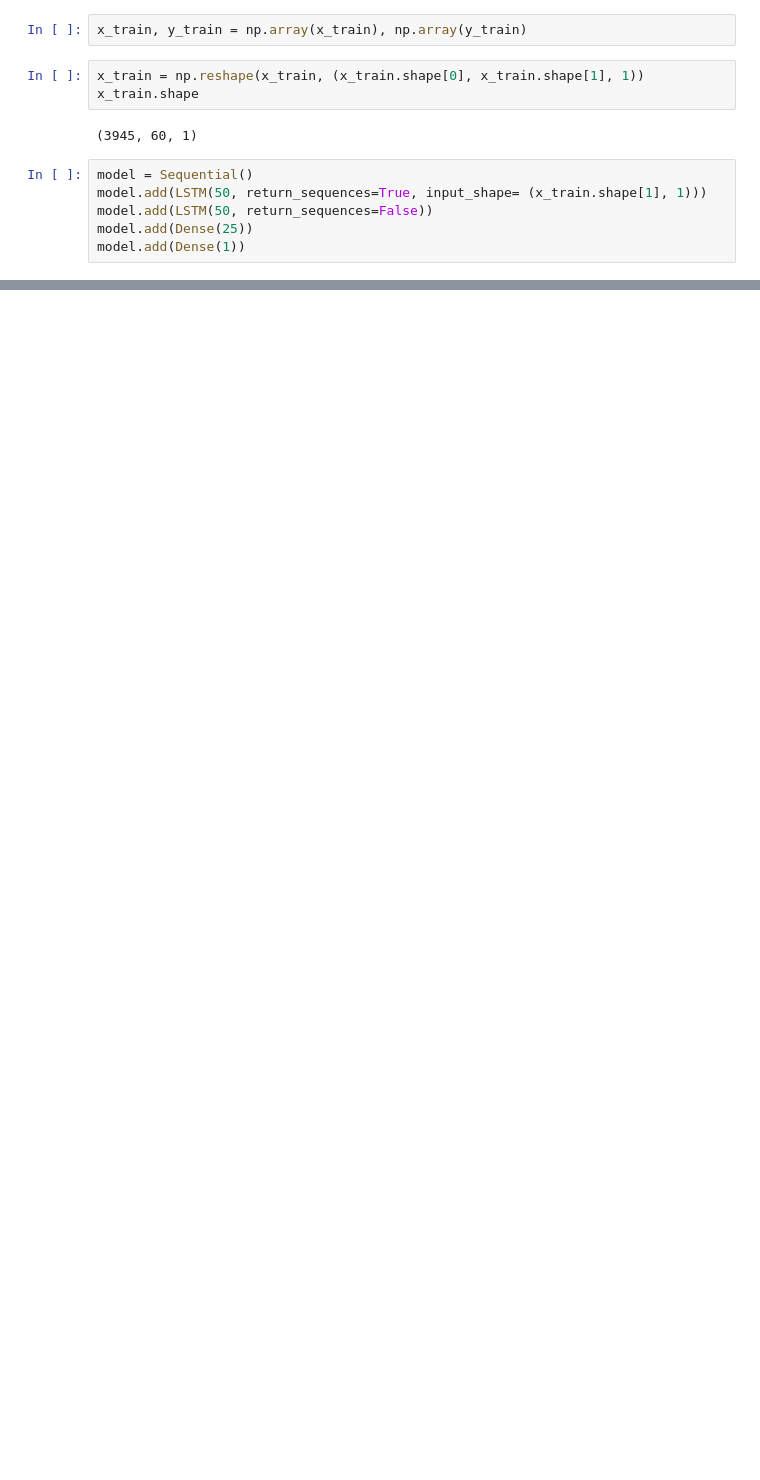
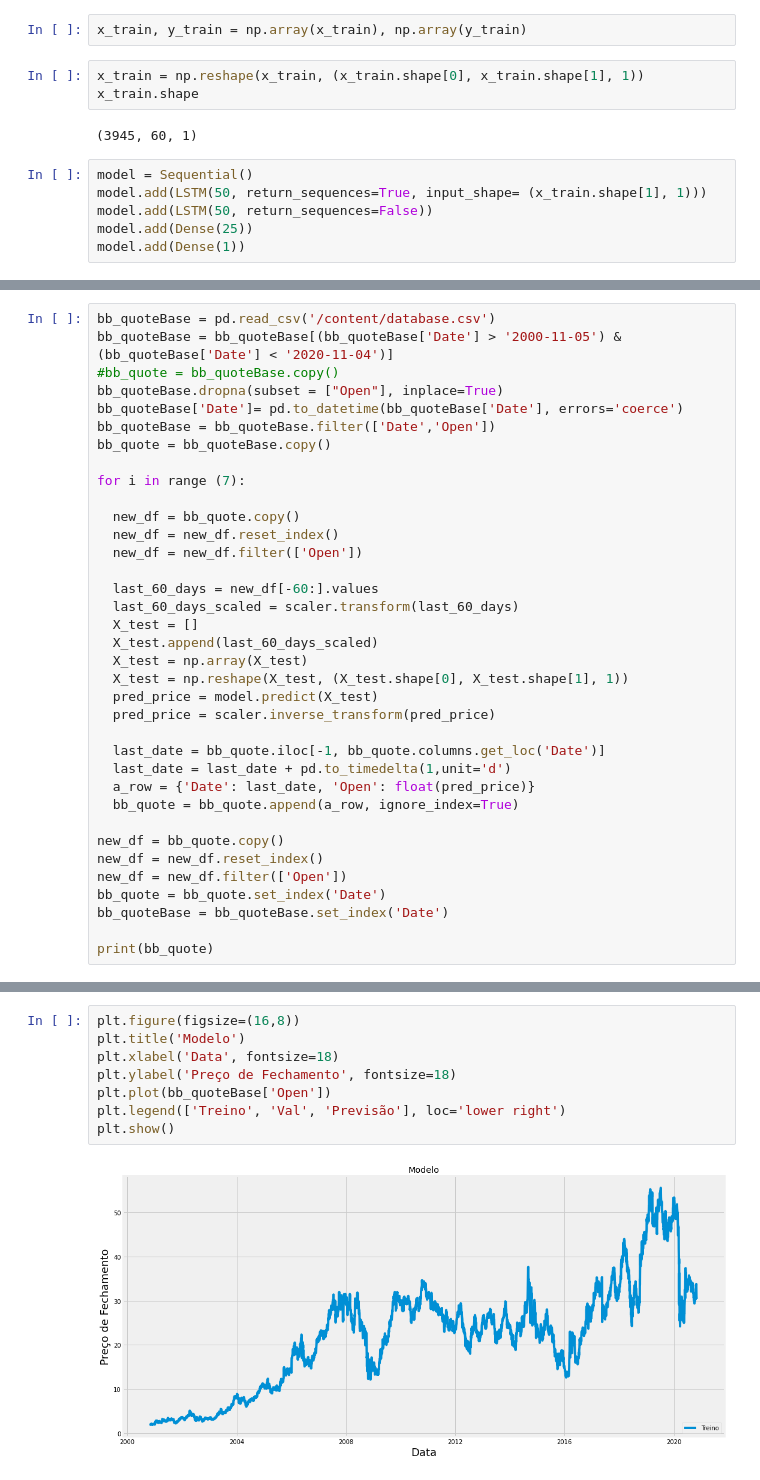
Before and after one commit to RafaelCRC/Stock-Price-Prediction, a Jupyter notebook: Untitled0.ipynb, the cells around one changed output, grey strips where cells are left out. Saved outputs shown, nothing was run; the diff lists cells and outputs as text; blank space fills up the shorter version.

```diff
--- a/Untitled0.ipynb
+++ b/Untitled0.ipynb
@@ -128,0 +193,36 @@ model.add(Dense(1))
+# %%
+bb_quoteBase = pd.read_csv('/content/database.csv')
+bb_quoteBase = bb_quoteBase[(bb_quoteBase['Date'] > '2000-11-05') & (bb_quoteBase['Date'] < '2020-11-04')]
+#bb_quote = bb_quoteBase.copy()
+bb_quoteBase.dropna(subset = ["Open"], inplace=True)
+bb_quoteBase['Date']= pd.to_datetime(bb_quoteBase['Date'], errors='coerce')
+bb_quoteBase = bb_quoteBase.filter(['Date','Open'])
+bb_quote = bb_quoteBase.copy()
+
+for i in range (7):
+
+  new_df = bb_quote.copy()
+  new_df = new_df.reset_index()
+  new_df = new_df.filter(['Open'])
+
+  last_60_days = new_df[-60:].values
+  last_60_days_scaled = scaler.transform(last_60_days)
+  X_test = []
+  X_test.append(last_60_days_scaled)
+  X_test = np.array(X_test)
+  X_test = np.reshape(X_test, (X_test.shape[0], X_test.shape[1], 1))
+  pred_price = model.predict(X_test)
+  pred_price = scaler.inverse_transform(pred_price)
+
+  last_date = bb_quote.iloc[-1, bb_quote.columns.get_loc('Date')]
+  last_date = last_date + pd.to_timedelta(1,unit='d')
+  a_row = {'Date': last_date, 'Open': float(pred_price)}
+  bb_quote = bb_quote.append(a_row, ignore_index=True)
+
+new_df = bb_quote.copy()
+new_df = new_df.reset_index()
+new_df = new_df.filter(['Open'])
+bb_quote = bb_quote.set_index('Date')
+bb_quoteBase = bb_quoteBase.set_index('Date')
+
+print(bb_quote)
@@ -128,0 +245,10 @@ model.add(Dense(1))
+# %%
+plt.figure(figsize=(16,8))
+plt.title('Modelo')
+plt.xlabel('Data', fontsize=18)
+plt.ylabel('Preço de Fechamento', fontsize=18)
+plt.plot(bb_quoteBase['Open'])
+plt.legend(['Treino', 'Val', 'Previsão'], loc='lower right')
+plt.show()
+# %% [output]
+[figure, added]
```
Also changed, not shown: parts of 18 cells of this notebook.
